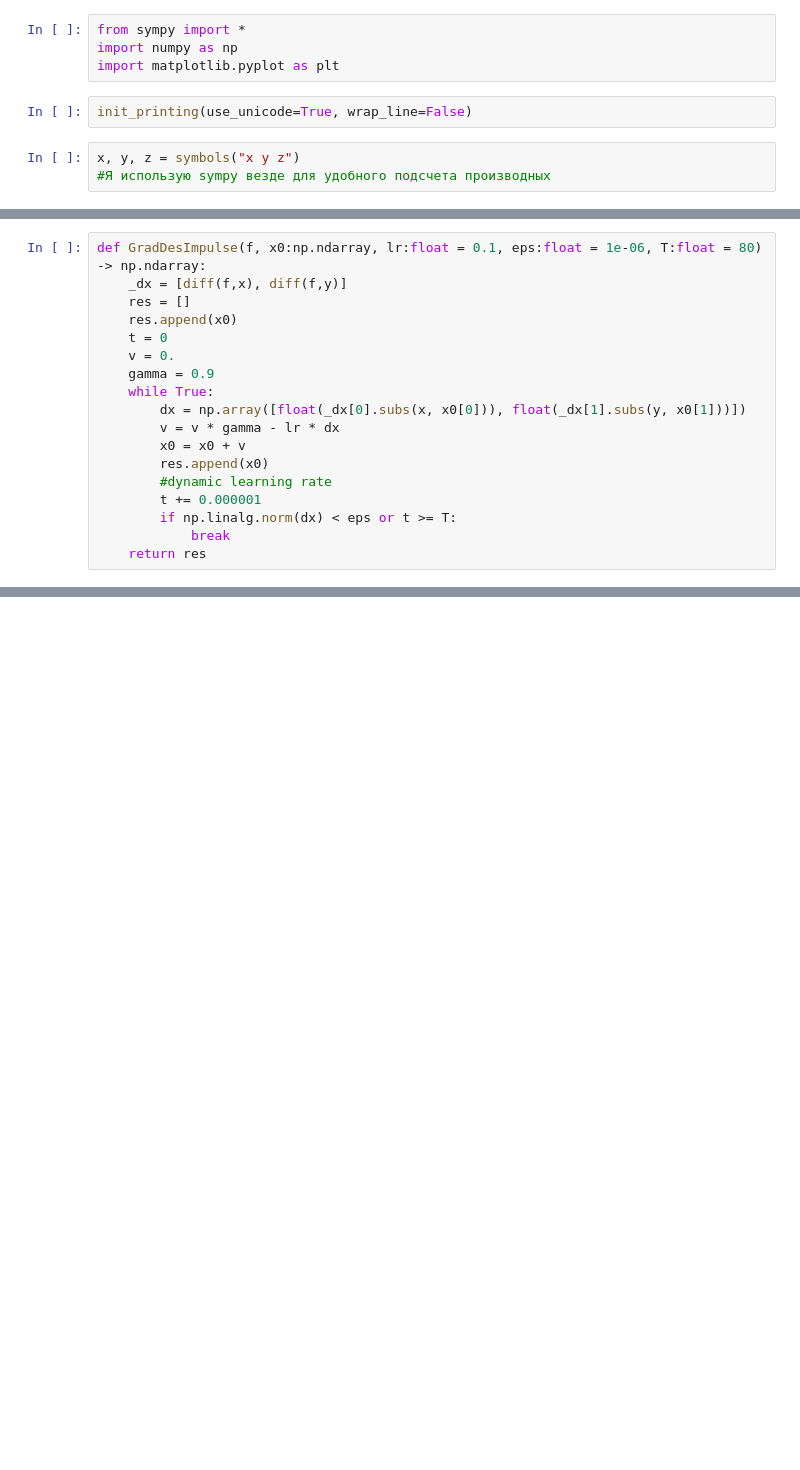
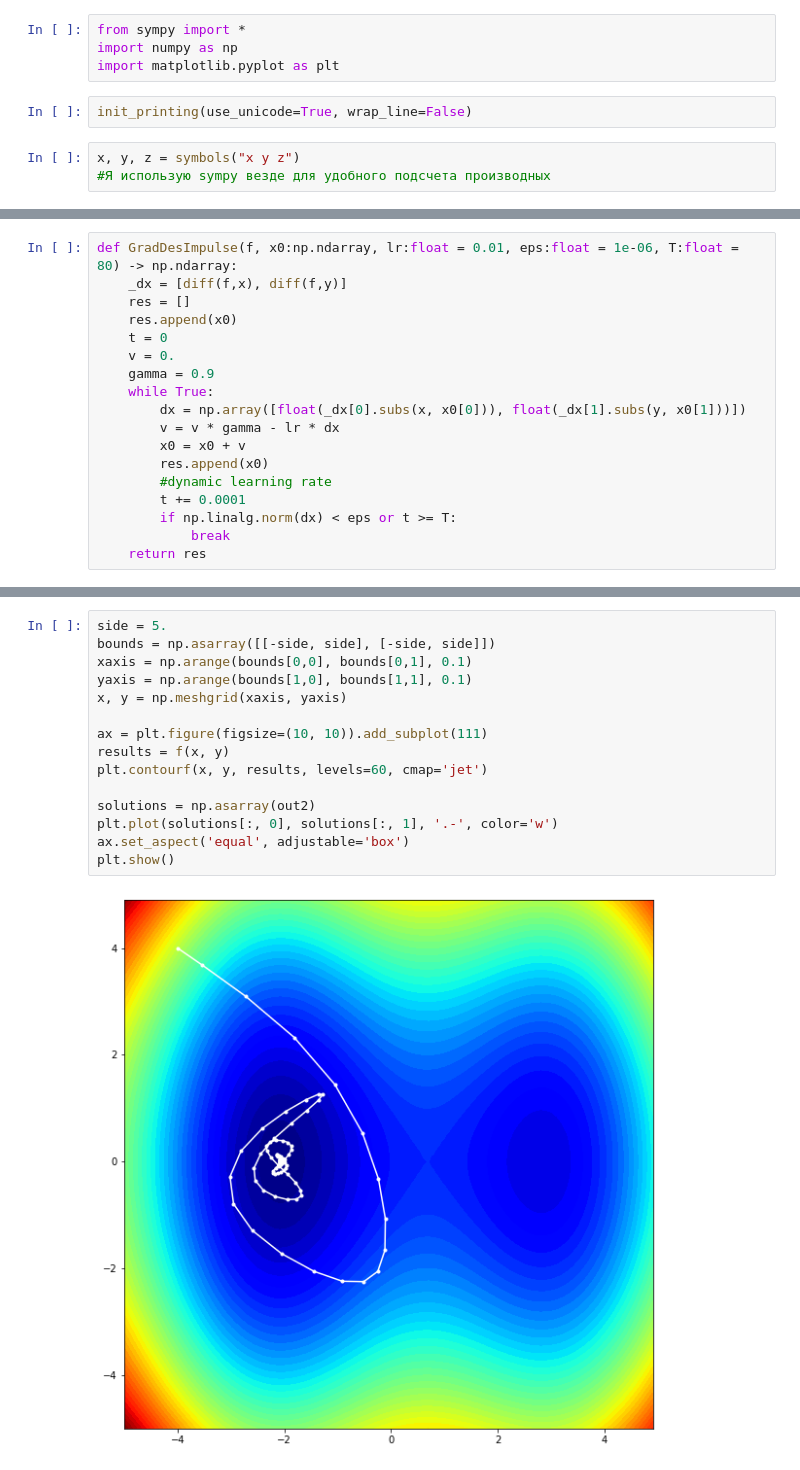
Before and after one commit to xentellion/ML_AI_Homework, a Jupyter notebook: GradDescend.ipynb, the cells around one changed output, grey strips where cells are left out. Saved outputs shown, nothing was run; the diff lists cells and outputs as text; blank space fills up the shorter version.

```diff
--- a/GradDescend.ipynb
+++ b/GradDescend.ipynb
@@ -38,7 +37,7 @@ def GradDesDynamicLR(f, x0:np.ndarray, lr:float = 0.1, eps:float = 1e-06, T:floa
             break
     return res
 # %%
-def GradDesImpulse(f, x0:np.ndarray, lr:float = 0.1, eps:float = 1e-06, T:float = 80) -> np.ndarray:
+def GradDesImpulse(f, x0:np.ndarray, lr:float = 0.01, eps:float = 1e-06, T:float = 80) -> np.ndarray:
     _dx = [diff(f,x), diff(f,y)]
     res = []
     res.append(x0)
@@ -51,7 +50,7 @@ def GradDesImpulse(f, x0:np.ndarray, lr:float = 0.1, eps:float = 1e-06, T:float
         x0 = x0 + v
         res.append(x0)
         #dynamic learning rate
-        t += 0.000001
+        t += 0.0001
         if np.linalg.norm(dx) < eps or t >= T:
             break
     return res
@@ -116,0 +116,17 @@ plt.show()
+# %%
+side = 5.
+bounds = np.asarray([[-side, side], [-side, side]])
+xaxis = np.arange(bounds[0,0], bounds[0,1], 0.1)
+yaxis = np.arange(bounds[1,0], bounds[1,1], 0.1)
+x, y = np.meshgrid(xaxis, yaxis)
+
+ax = plt.figure(figsize=(10, 10)).add_subplot(111)
+results = f(x, y)
+plt.contourf(x, y, results, levels=60, cmap='jet')
+
+solutions = np.asarray(out2)
+plt.plot(solutions[:, 0], solutions[:, 1], '.-', color='w')
+ax.set_aspect('equal', adjustable='box')
+plt.show()
+# %% [output]
+[figure, added]
```
Also changed, not shown: parts of 8 cells of this notebook.
